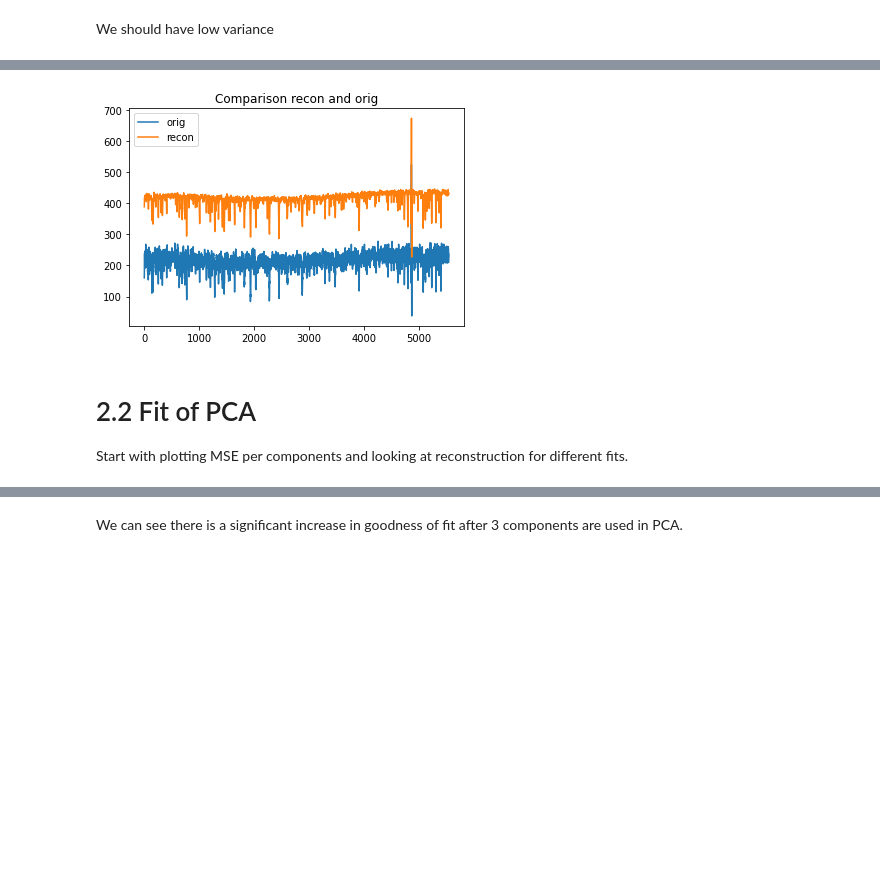
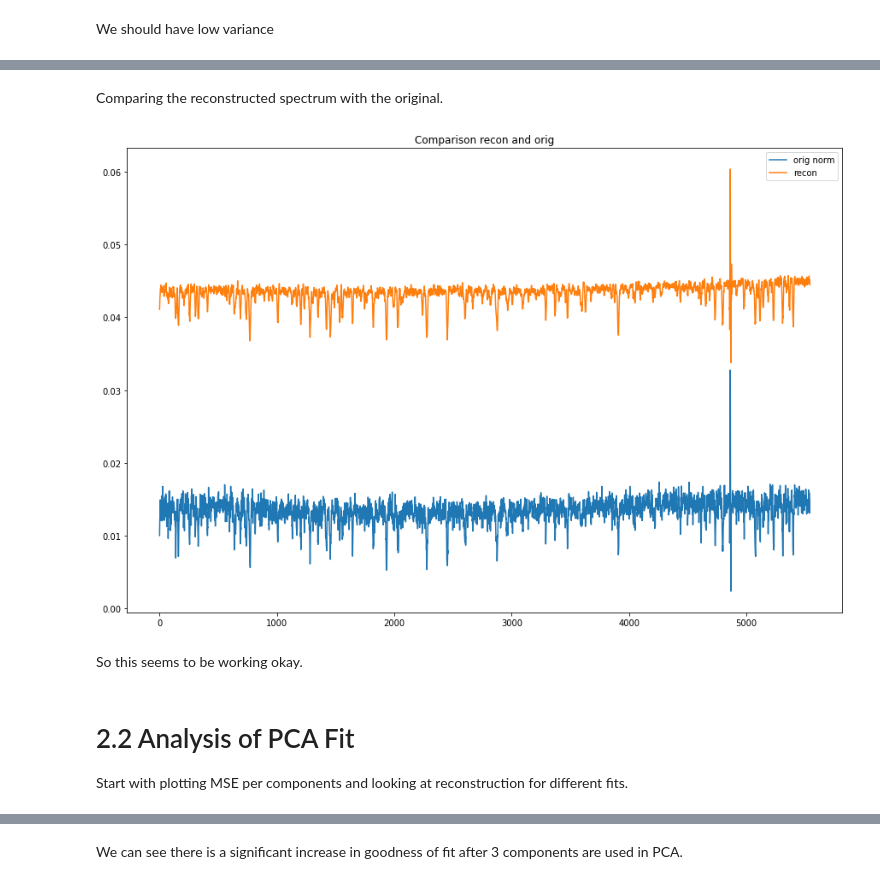
Before and after one commit to ocallam6/GES, a Jupyter notebook: Analysis/hr10_pca.ipynb, the cells around one changed output, grey strips where cells are left out. Saved outputs shown, nothing was run; the diff lists cells and outputs as text; code cells hidden in the pictures; blank space fills up the shorter version.

```diff
--- a/Analysis/hr10_pca.ipynb
+++ b/Analysis/hr10_pca.ipynb
@@ -41,9 +43,8 @@ We will save the sample but this code will need to be run again if done with dif
 os.chdir("../Data")  #change to data set folder and get the file names
 mypath=os.getcwd()
 spectra = [f for f in listdir(mypath) if (isfile(join(mypath, f))and('.fits'in f))]
-
 spectrum_list=[]
-for i in range(0,1090):#len(spectra)):
+for i in range(0,len(spectra)):
     print(str(i) + ' out of ' + str(len(spectra)))
     spectrum_list.append(Spectrum(spectra[i],parameters=True)) #at the moment there are all hr10
 '''
@@ -136,4 +123,4 @@ The rows are the different spectra. Columns describe the wavelength observations
 # %% [markdown]
 Define the PCA
 # %%
-pca=Pca_Fitting(learning_spectra,n_components=100)
+pca=Pca_Fitting(learning_spectra,n_components=30)
@@ -174,10 +163,15 @@ So the spectrum should look like
+# %% [markdown]
+Comparing the reconstructed spectrum with the original.
 # %%
-#example for first spectrum
+#example for first spectrum, the reconstructed spectrum is shifted up.
+plt.figure(figsize=(15,10))
 pca.plot_orig_and_recon_w_offset(1)
 # %% [output]
-[figure, old version]
+[figure, new version]
+# %% [markdown]
+So this seems to be working okay.
 # %% [markdown]
-# 2.2 Fit of PCA
+# 2.2 Analysis of PCA Fit
 
 Start with plotting MSE per components and looking at reconstruction for different fits.
 # %%
```
Also changed, not shown: parts of 36 cells of this notebook, 7 other files.
